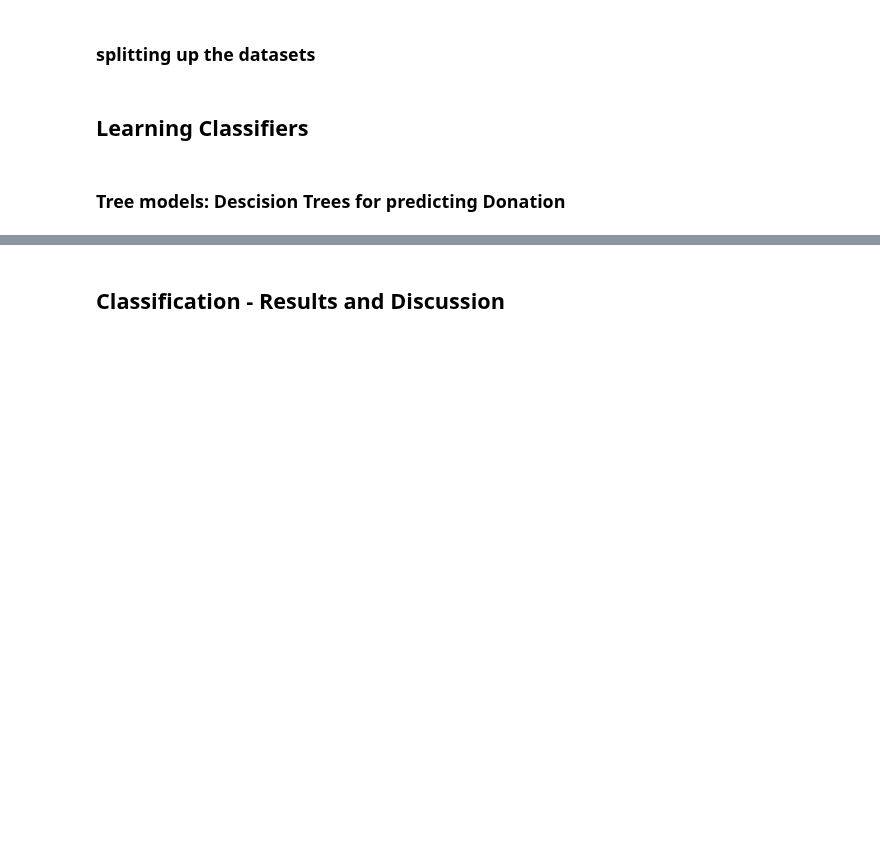
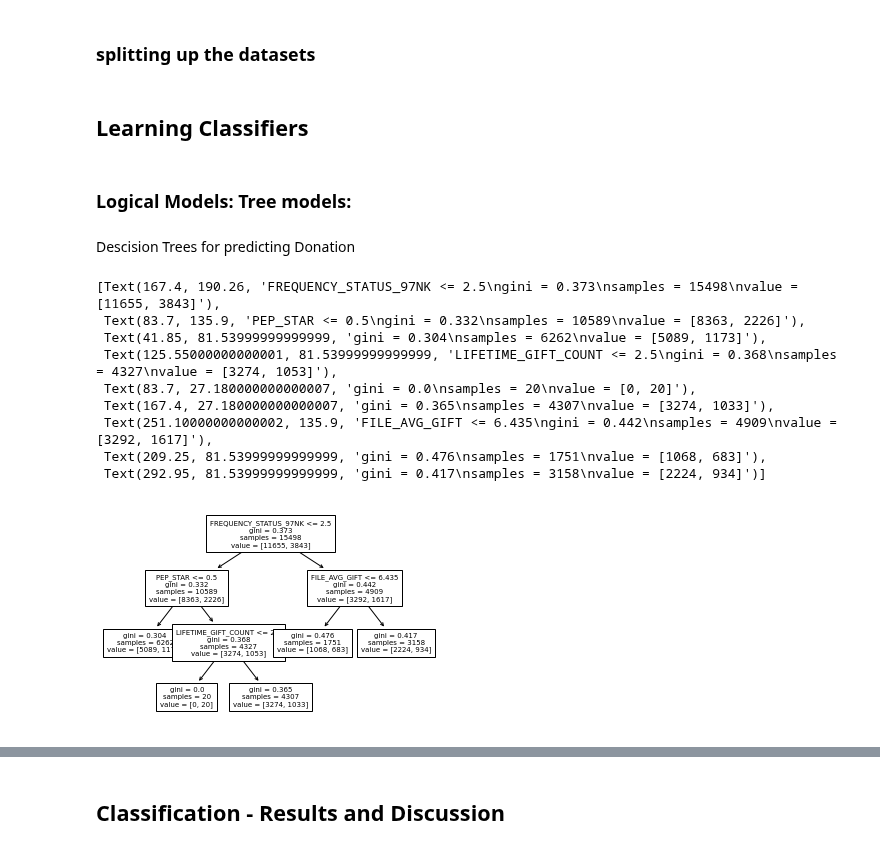
Before and after one commit to jlp237/ml_project, a Jupyter notebook: AA_202021_Project.ipynb, the cells around one changed output, grey strips where cells are left out. Cells and saved outputs as stored; diff of their text form; code cells hidden in the pictures; blank space fills up the shorter version.

```diff
--- a/AA_202021_Project.ipynb
+++ b/AA_202021_Project.ipynb
@@ -363,8 +517,10 @@ y_train_donation_type = train_dataset.pop("DONATION_TYPE")
 y_test_donation_type = test_dataset.pop('DONATION_TYPE')
 # %% [markdown]
 ## Learning Classifiers
+# %% [markdown]
+### Logical Models: Tree models:
 # %% [markdown]
-### Tree models: Descision Trees for predicting Donation
+Descision Trees for predicting Donation
 # %%
-clf = tree.DecisionTreeClassifier()
-clf = clf.fit(X_train, y_train_target_b)
+decision_tree = tree.DecisionTreeClassifier(max_depth=3, max_leaf_nodes=5)
+decision_tree = decision_tree.fit(X_train, y_train_target_b)
@@ -373 +527,14 @@ tree.plot_tree(clf)
+# %%
+tree.plot_tree(decision_tree, feature_names = X_train.columns, fontsize = 7)
+# %% [output]
+[Text(167.4, 190.26, 'FREQUENCY_STATUS_97NK <= 2.5\ngini = 0.373\nsamples = 15498\nvalue = [11655, 3843]'),
+ Text(83.7, 135.9, 'PEP_STAR <= 0.5\ngini = 0.332\nsamples = 10589\nvalue = [8363, 2226]'),
+ Text(41.85, 81.53999999999999, 'gini = 0.304\nsamples = 6262\nvalue = [5089, 1173]'),
+ Text(125.55000000000001, 81.53999999999999, 'LIFETIME_GIFT_COUNT <= 2.5\ngini = 0.368\nsamples = 4327\nvalue = [3274, 1053]'),
+ Text(83.7, 27.180000000000007, 'gini = 0.0\nsamples = 20\nvalue = [0, 20]'),
+ Text(167.4, 27.180000000000007, 'gini = 0.365\nsamples = 4307\nvalue = [3274, 1033]'),
+ Text(251.10000000000002, 135.9, 'FILE_AVG_GIFT <= 6.435\ngini = 0.442\nsamples = 4909\nvalue = [3292, 1617]'),
+ Text(209.25, 81.53999999999999, 'gini = 0.476\nsamples = 1751\nvalue = [1068, 683]'),
+ Text(292.95, 81.53999999999999, 'gini = 0.417\nsamples = 3158\nvalue = [2224, 934]')]
+[figure, added]
 # %%
```
Also changed, not shown: parts of 37 cells of this notebook.
